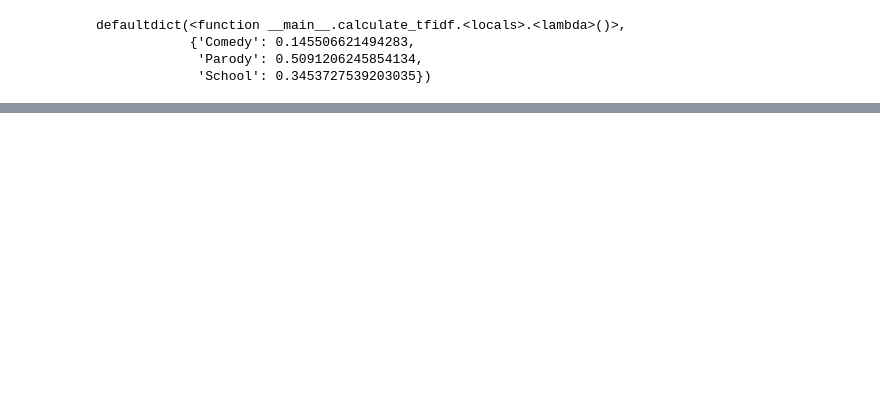
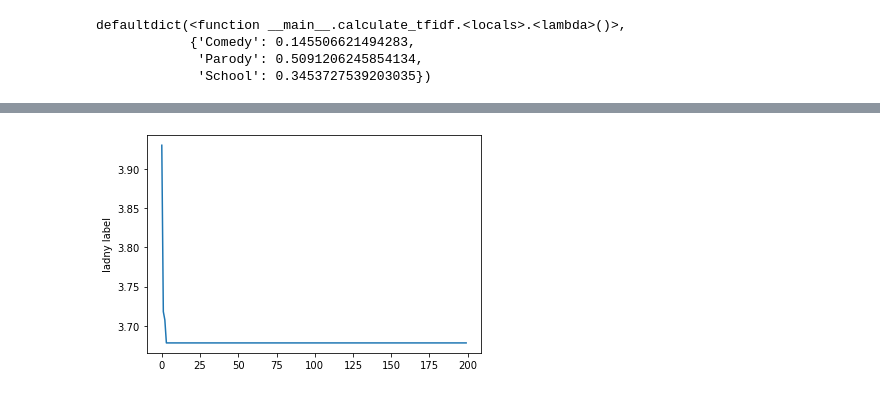
Before and after one commit to zbigos/anime-recomender-system, a Jupyter notebook: myanimelist.ipynb, the cells around one changed output, grey strips where cells are left out. Cells and saved outputs as stored; diff of their text form; code cells hidden in the pictures; blank space fills up the shorter version.

```diff
--- a/myanimelist.ipynb
+++ b/myanimelist.ipynb
@@ -188,0 +229,45 @@ KeyboardInterrupt:
+# %%
+def get_tests(path):
+    tests = []
+    with open(path,'r') as f:
+        lines = f.read().splitlines()
+        for line in lines:
+            line = line.split(' ')
+            user_id = int(line[0])
+            anime_id = int(line[1])
+            if anime_id not in anime_ids:
+                continue
+
+            tests.append((user_id,anime_id))
+    return tests
+# %%
+def tester(test_user_ids,K):
+    mse = 0
+    n = 0
+    for test in tests:
+        user_id = test[0]
+        tested_anime_id = test[1]
+        rating = ratings[user_id][tested_anime_id]
+        predicted_rating = get_rating(user_id,tested_anime_id,K)
+        n += 1
+        mse += (rating - predicted_rating)**2
+
+    return mse / n
+# %%
+#paths = ['connoisseur.txt','newbies.txt','popular.txt','random.txt']
+paths = ['newbies.txt']
+results = []
+
+for path in paths:
+    for k in tqdm(range(200)):
+        tests = get_tests(path)
+        mse = tester(tests,k+1)
+        results.append(mse)
+        #print(f'MSE for {path} is {mse}')
+
+
+plt.plot(results)
+plt.ylabel('ladny label')
+plt.show()
+# %% [output]
+[figure, added]
```
Also changed, not shown: parts of 10 cells of this notebook, 5 other files.
